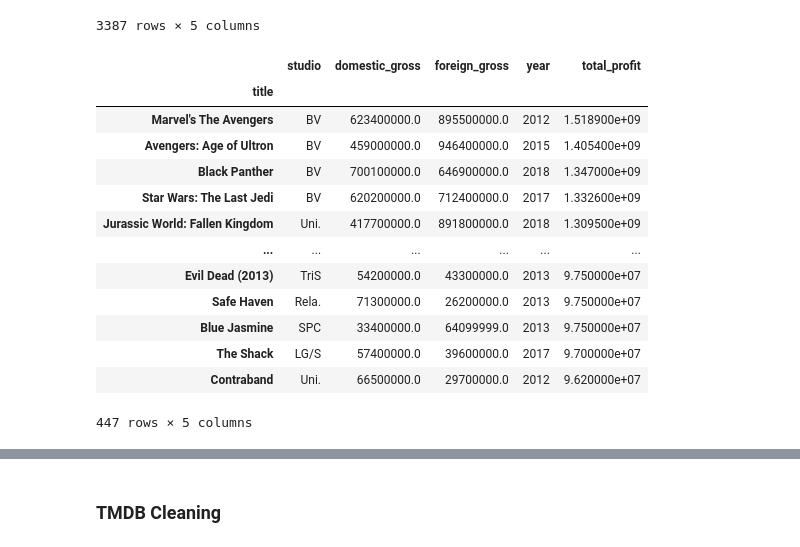
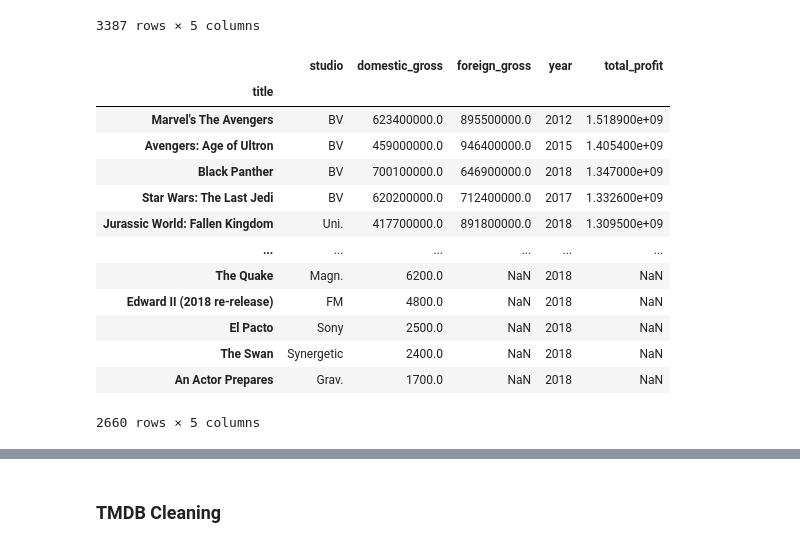
Before and after one commit to Fellme/Phase_1_Project, a Jupyter notebook: Fell_Final_Phase_1.ipynb, the cells around one changed output, grey strips where cells are left out. Saved outputs shown, nothing was run; the diff lists cells and outputs as text; code cells hidden in the pictures.

```diff
--- a/Fell_Final_Phase_1.ipynb
+++ b/Fell_Final_Phase_1.ipynb
@@ -710,8 +710,8 @@ df_mojo.dropna()
 # %%
 #The total_profit column will be filtered from highest to lowest
 
-df_mojo_filtered = df_mojo.sort_values(by='total_profit', ascending=False)
-df_mojo_filtered
+df_mojo_filtered_og = df_mojo.sort_values(by='total_profit', ascending=False)
+df_mojo_filtered_og
 # %% [output]
 |  | studio | domestic_gross | foreign_gross | year | total_profit |
 | title |  |  |  |  |  |
@@ -730,22 +730,20 @@ df_mojo_filtered
 # %%
 #To be consistent we will trim the data down to only the top 500 movies of the last 10 years and a domestic_gross above the average, which $29million
 
-df_mojo_filtered = df_mojo_filtered[(df_mojo_filtered['year'] >= 2012)][:500]
-df_mojo_filtered = df_mojo_filtered[(df_mojo_filtered['domestic_gross'] >= 29000000)]
-df_mojo_filtered.dropna()
-df_mojo_filtered
+df_mojo_limited = df_mojo_filtered_og[(df_mojo_filtered_og['year'] >= 2012)]
+df_mojo_limited
 # %% [output]
 |  | studio | domestic_gross | foreign_gross | year | total_profit |
 | title |  |  |  |  |  |
 | Marvel's The Avengers | BV | 623400000.0 | 895500000.0 | 2012 | 1.518900e+09 |
 | Avengers: Age of Ultron | BV | 459000000.0 | 946400000.0 | 2015 | 1.405400e+09 |
 | Black Panther | BV | 700100000.0 | 646900000.0 | 2018 | 1.347000e+09 |
 | Star Wars: The Last Jedi | BV | 620200000.0 | 712400000.0 | 2017 | 1.332600e+09 |
 | Jurassic World: Fallen Kingdom | Uni. | 417700000.0 | 891800000.0 | 2018 | 1.309500e+09 |
 | ... | ... | ... | ... | ... | ... |
-| Evil Dead (2013) | TriS | 54200000.0 | 43300000.0 | 2013 | 9.750000e+07 |
-| Safe Haven | Rela. | 71300000.0 | 26200000.0 | 2013 | 9.750000e+07 |
-| Blue Jasmine | SPC | 33400000.0 | 64099999.0 | 2013 | 9.750000e+07 |
-| The Shack | LG/S | 57400000.0 | 39600000.0 | 2017 | 9.700000e+07 |
-| Contraband | Uni. | 66500000.0 | 29700000.0 | 2012 | 9.620000e+07 |
+| The Quake | Magn. | 6200.0 | NaN | 2018 | NaN |
+| Edward II (2018 re-release) | FM | 4800.0 | NaN | 2018 | NaN |
+| El Pacto | Sony | 2500.0 | NaN | 2018 | NaN |
+| The Swan | Synergetic | 2400.0 | NaN | 2018 | NaN |
+| An Actor Prepares | Grav. | 1700.0 | NaN | 2018 | NaN |
-447 rows × 5 columns
+2660 rows × 5 columns
```
Also changed, not shown: parts of 16 cells of this notebook.
